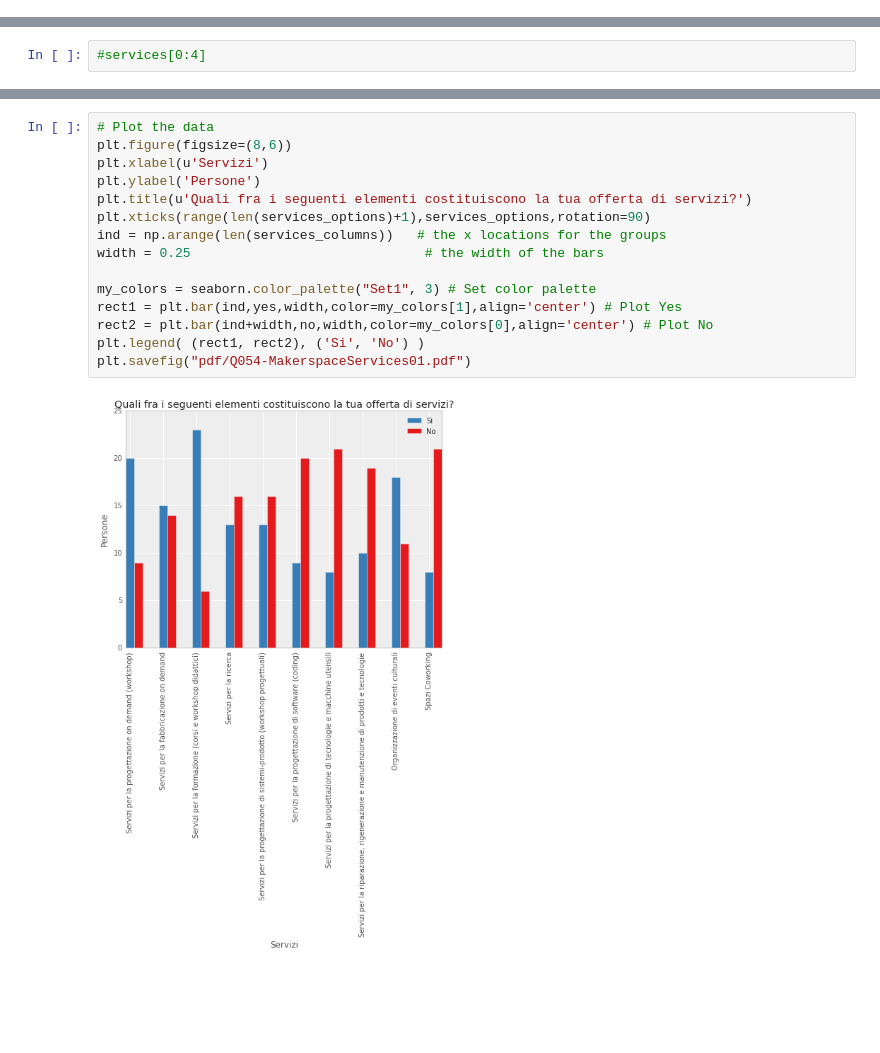
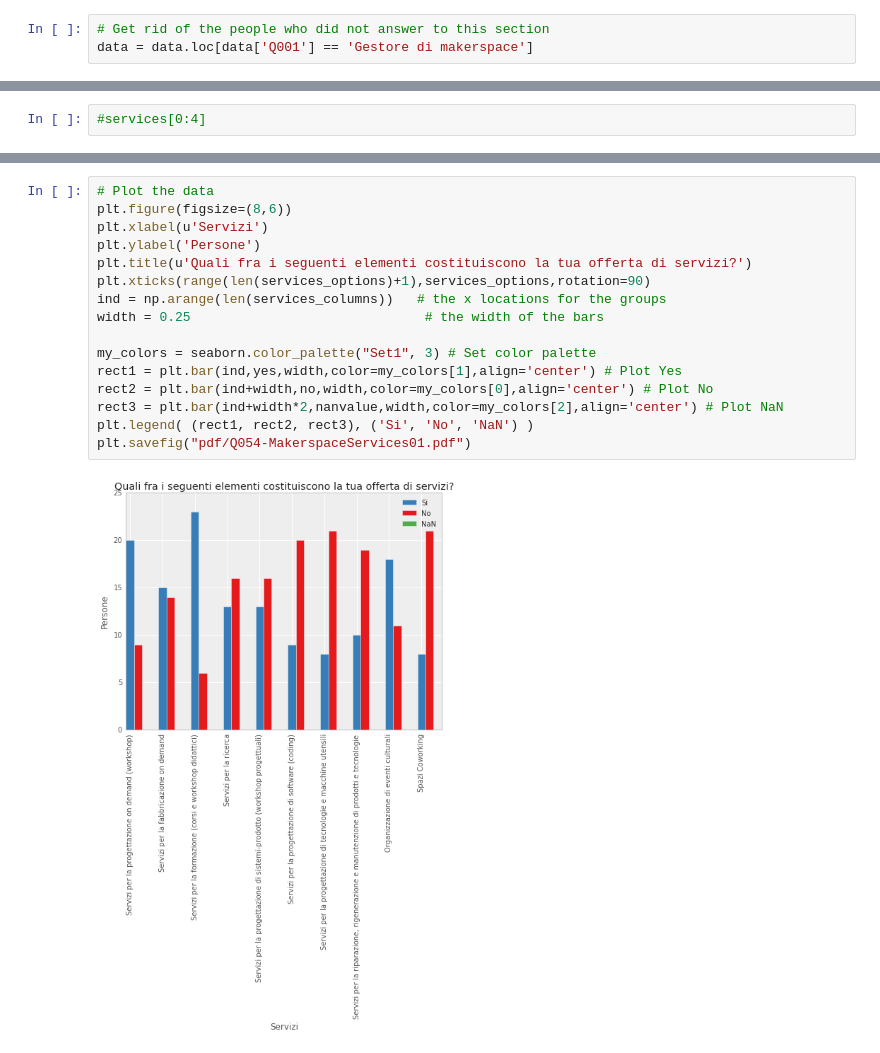
Before and after one commit to openp2pdesign/Makers-Inquiry---Analysis, a Jupyter notebook: Q054.ipynb, the cells around one changed output, grey strips where cells are left out. Saved outputs shown, nothing was run; the diff lists cells and outputs as text; blank space fills up the shorter version.

```diff
--- a/Q054.ipynb
+++ b/Q054.ipynb
@@ -22,6 +22,9 @@ data = pd.read_csv("data/results-makers-40.csv", encoding="utf-8")
 # %%
 # Check data
 #data[0:4] # Equals to data.head()
+# %%
+# Get rid of the people who did not answer to this section
+data = data.loc[data['Q001'] == 'Gestore di makerspace']
 # %%
 # Range: Q054[SQ001] - Q054[SQ010] - Q059[other]
 
@@ -111,20 +111,21 @@ dtype: float64
 # %%
 # Plot the data
 plt.figure(figsize=(8,6))
 plt.xlabel(u'Servizi')
 plt.ylabel('Persone')
 plt.title(u'Quali fra i seguenti elementi costituiscono la tua offerta di servizi?')
 plt.xticks(range(len(services_options)+1),services_options,rotation=90)
 ind = np.arange(len(services_columns))   # the x locations for the groups
 width = 0.25                              # the width of the bars
 
 my_colors = seaborn.color_palette("Set1", 3) # Set color palette
 rect1 = plt.bar(ind,yes,width,color=my_colors[1],align='center') # Plot Yes
 rect2 = plt.bar(ind+width,no,width,color=my_colors[0],align='center') # Plot No
-plt.legend( (rect1, rect2), ('Si', 'No') )
+rect3 = plt.bar(ind+width*2,nanvalue,width,color=my_colors[2],align='center') # Plot NaN
+plt.legend( (rect1, rect2, rect3), ('Si', 'No', 'NaN') )
 plt.savefig("pdf/Q054-MakerspaceServices01.pdf")
 # %% [output]
-[figure, old version]
+[figure, new version]
 # %%
 # Get "other" data
 services_other = data["Q054[other]"].str.lower().value_counts()
```
Also changed, not shown: parts of 2 cells of this notebook, 6 other files.
